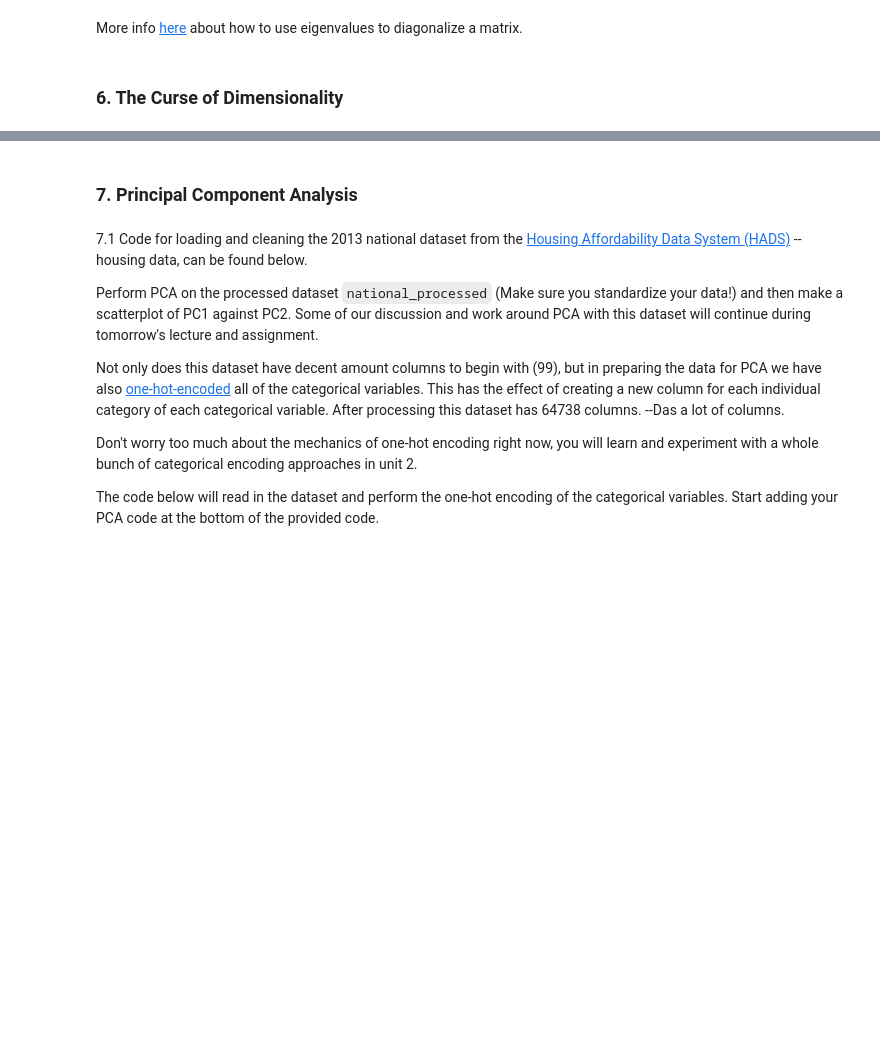
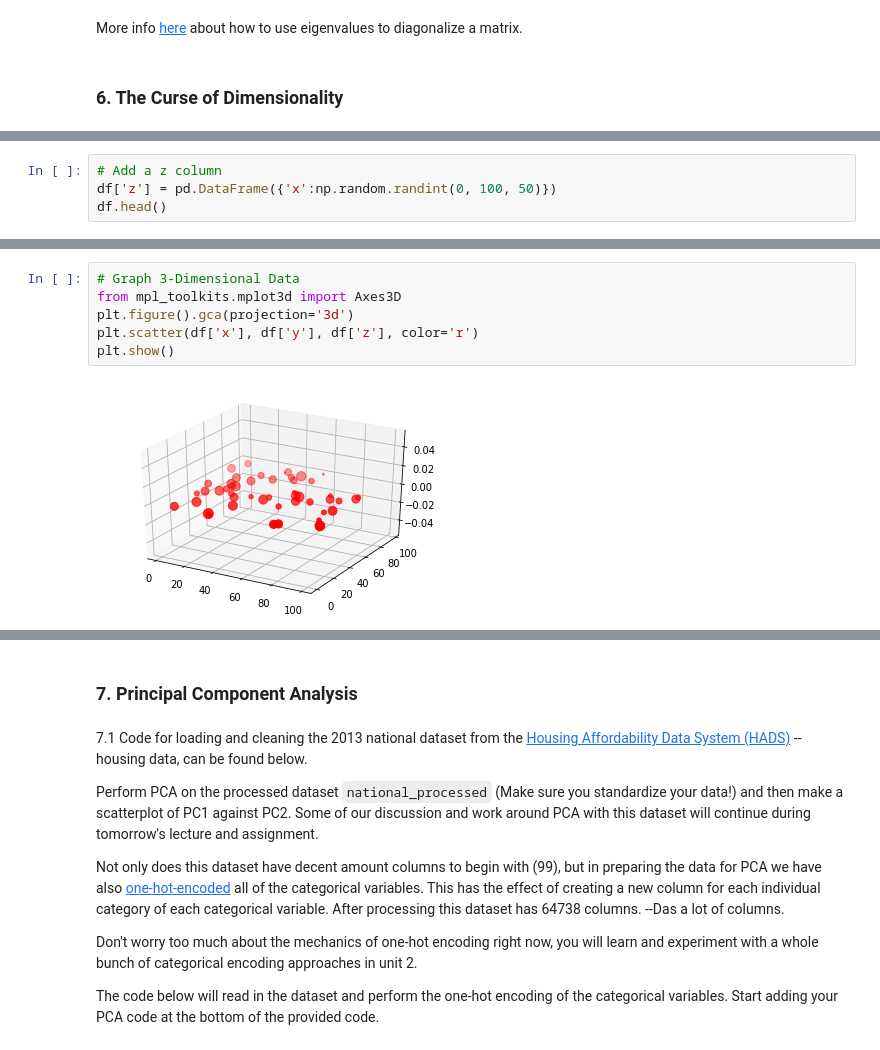
Before and after one commit to lfr4704/DS-Unit-1-Sprint-3-Linear-Algebra, a Jupyter notebook: module3-dimensionality-reduction/LS_DS_133_Exercise_Solutions.ipynb, the cells around one changed output, grey strips where cells are left out. Drawn from its saved outputs; the diff is of its cells as text; blank space fills up the shorter version.

```diff
--- a/module3-dimensionality-reduction/LS_DS_133_Exercise_Solutions.ipynb
+++ b/module3-dimensionality-reduction/LS_DS_133_Exercise_Solutions.ipynb
@@ -283,0 +313,4 @@ More info [here](https://www.math.ubc.ca/~pwalls/math-python/linear-algebra/eige
+# %%
+# Add a z column
+df['z'] = pd.DataFrame({'x':np.random.randint(0, 100, 50)})
+df.head()
@@ -283,0 +324,8 @@ More info [here](https://www.math.ubc.ca/~pwalls/math-python/linear-algebra/eige
+# %%
+# Graph 3-Dimensional Data
+from mpl_toolkits.mplot3d import Axes3D
+plt.figure().gca(projection='3d')
+plt.scatter(df['x'], df['y'], df['z'], color='r')
+plt.show()
+# %% [output]
+[figure, added]
```
Also changed, not shown: parts of 18 cells of this notebook, 4 other files.
